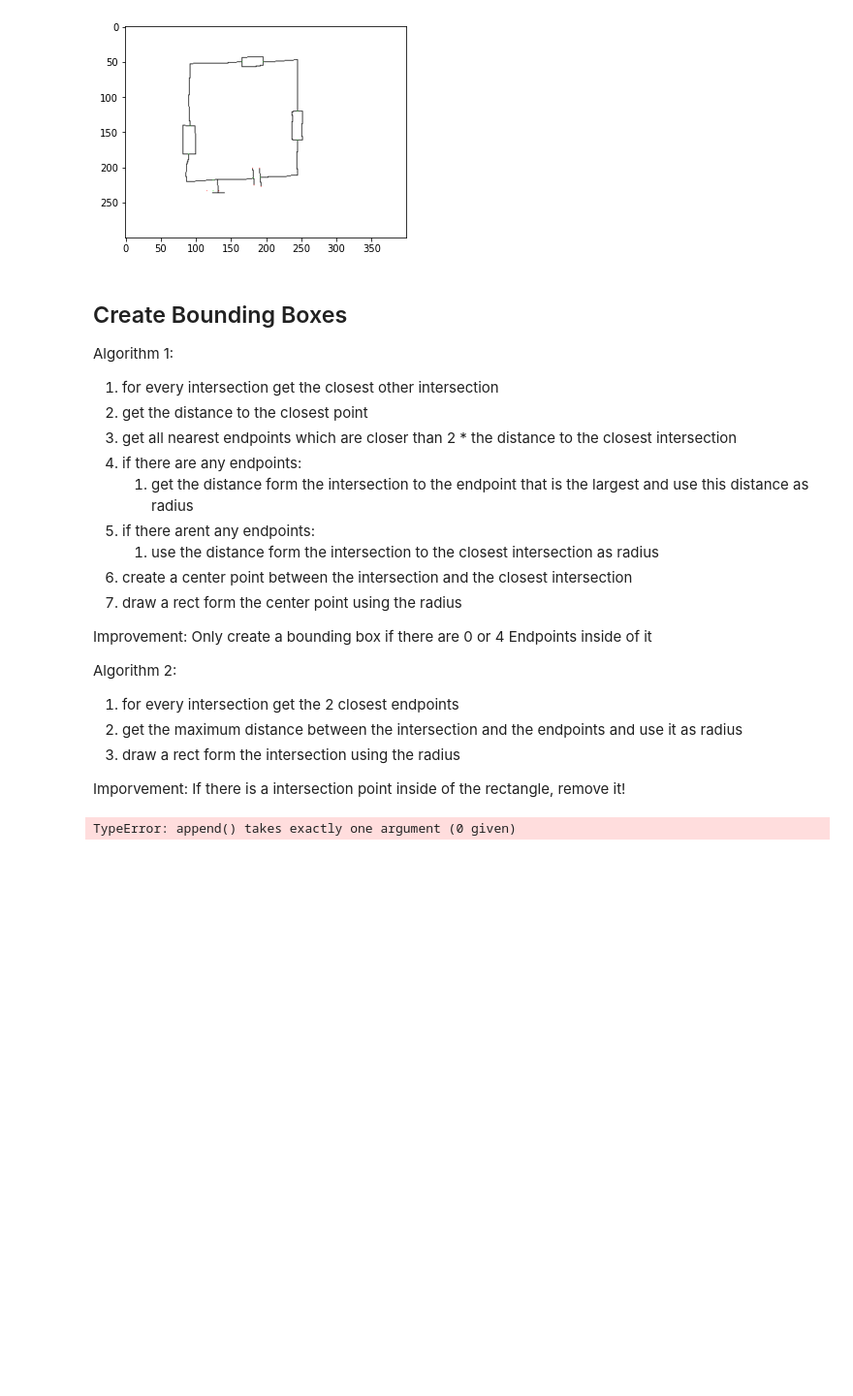
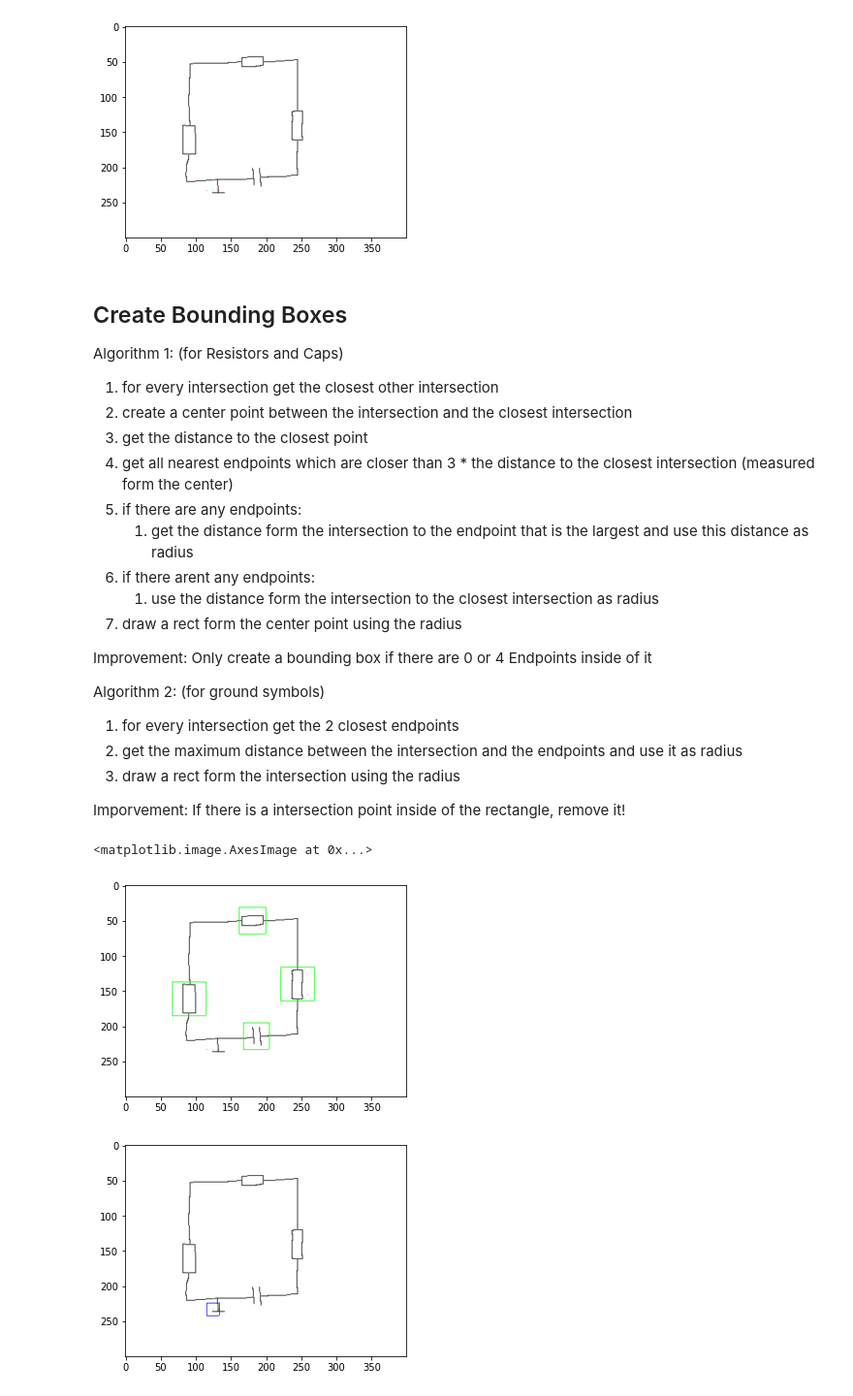
Before and after one commit to Chris022/smarter-circuits, a Jupyter notebook: src/boundingBoxCreation.IPYNB, the cells around one changed output. Shown at 97% size. Drawn from its saved outputs; the diff is of its cells as text; code cells hidden in the pictures; blank space fills up the shorter version.

Commit message:
:bug: changed algorithm1 to use the center as a starting point

```diff
--- a/src/boundingBoxCreation.IPYNB
+++ b/src/boundingBoxCreation.IPYNB
@@ -101,7 +101,7 @@ class Rect():
         self.center = center
         self.radius = radius
     def __str__(self) -> None:
-        return 'Rect(center: {center},radius: {radius})'.format(x=self.x,y=self.y)
+        return 'Rect(center: {center},radius: {radius})'.format(center=self.center,radius=self.radius)
     def __repr__(self):
         return str(self)
 
@@ -199,22 +199,22 @@ plt.imshow(outImage, interpolation='bilinear')
 # %% [markdown]
 ## Create Bounding Boxes ##
 
-Algorithm 1:
+Algorithm 1: (for Resistors and Caps)
 1) for every intersection get the closest other intersection
-2) get the distance to the closest point
-3) get all nearest endpoints which are closer than 2 * the distance to the closest intersection
-4) if there are any endpoints:
+2) create a center point between the intersection and the closest intersection
+3) get the distance to the closest point
+4) get all nearest endpoints which are closer than 3 * the distance to the closest intersection (measured form the center)
+5) if there are any endpoints:
    1) get the distance form the intersection to the endpoint that is the largest and use this distance as radius
-5) if there arent any endpoints:
+6) if there arent any endpoints:
    1) use the distance form the intersection to the closest intersection as radius
-6) create a center point between the intersection and the closest intersection
 7) draw a rect form the center point using the radius
 
 
 Improvement:
 Only create a bounding box if there are 0 or 4 Endpoints inside of it
 
-Algorithm 2:
+Algorithm 2: (for ground symbols)
 1) for every intersection get the 2 closest endpoints
 2) get the maximum distance between the intersection and the endpoints and use it as radius
 3) draw a rect form the intersection using the radius
@@ -225,49 +225,55 @@ If there is a intersection point inside of the rectangle, remove it!
 # %%
 def algorithm1(intersectionList,endPointList,image):
     rectList = []
+    rectOffset = 4
     for intersection in intersectionList:
         closestPoint = getClosestPoint(intersection,intersectionList)
-        distToClosePoint = math.floor(getDistance(closestPoint,intersection))
-        nerestEndPoints = getNearPoints(intersection,endPointList,distToClosePoint*2)
+        center = Point((closestPoint.x-intersection.x)/2+intersection.x,(closestPoint.y-intersection.y)/2+intersection.y)
+
+        distToClosePoint = math.floor(getDistance(closestPoint,center))
+        nerestEndPoints = getNearPoints(center,endPointList,distToClosePoint*3)
+
         if(len(nerestEndPoints) != 0):
-            dist = max(  list(  map(lambda x: getDistance(x,intersection),nerestEndPoints)))
+            dist = max(  list(  map(lambda x: getDistance(x,center),nerestEndPoints)))
         else:
             dist = distToClosePoint
-        center = Point((closestPoint.x-intersection.x)/2+intersection.x,(closestPoint.y-intersection.y)/2+intersection.y)
-        boundingBox = Rect(center,dist)
+
+        boundingBox = Rect(center,dist+rectOffset)
         #improvement
         #check if there are exactily 0 or 4 endpoins in the rect
         endpointsInBoundingBox = len(getPointsThatAreInTheRect(endPointList,boundingBox))
         if endpointsInBoundingBox == 0 or endpointsInBoundingBox == 4:
             rectList.append(boundingBox)
-            image = drawRect(image=image,center=center,dist=dist,color=(0,255,0))
+            image = drawRect(image=image,center=center,dist=dist+rectOffset,color=(0,255,0))
     return image,rectList
 
 def algorithm2(intersectionList,endPointList,image):
     rectList = []
     for intersection in intersectionList:
         closestPoints = getNClosestPoint(intersection,endPointList,n=2)
         dist = max(list(map(lambda x: getDistance(x,intersection),closestPoints)))
         boundingBox = Rect(intersection,dist)
         #improvement
         #check if there are any intersection points in the bounding box
         intersectionPointsInBoundinBox = len(getPointsThatAreInTheRect(intersectionList,boundingBox))
         if intersectionPointsInBoundinBox <= 1:
             rectList.append(boundingBox)
             image = drawRect(image=image,center=intersection,dist=dist,color=(0,0,255))
     return image,rectList
 
 imageWithGreenRect = createIndependetCopy(outImage)
 imageWithBlueRect = createIndependetCopy(outImage)
 
 # Algorithm 1
 (imageWithGreenRect,rectList1) = algorithm1(intersectionList,endPointList,imageWithGreenRect)
 
 # Algorithm 2
 (imageWithBlueRect,rectList2) = algorithm2(intersectionList,endPointList,imageWithBlueRect)
 
 plt.imshow(imageWithGreenRect, interpolation='bilinear')
 plt.figure()
 plt.imshow(imageWithBlueRect, interpolation='bilinear')
 # %% [output]
-TypeError: append() takes exactly one argument (0 given)
+<matplotlib.image.AxesImage at 0x...>
+[figure, added]
+[figure, added]
```
